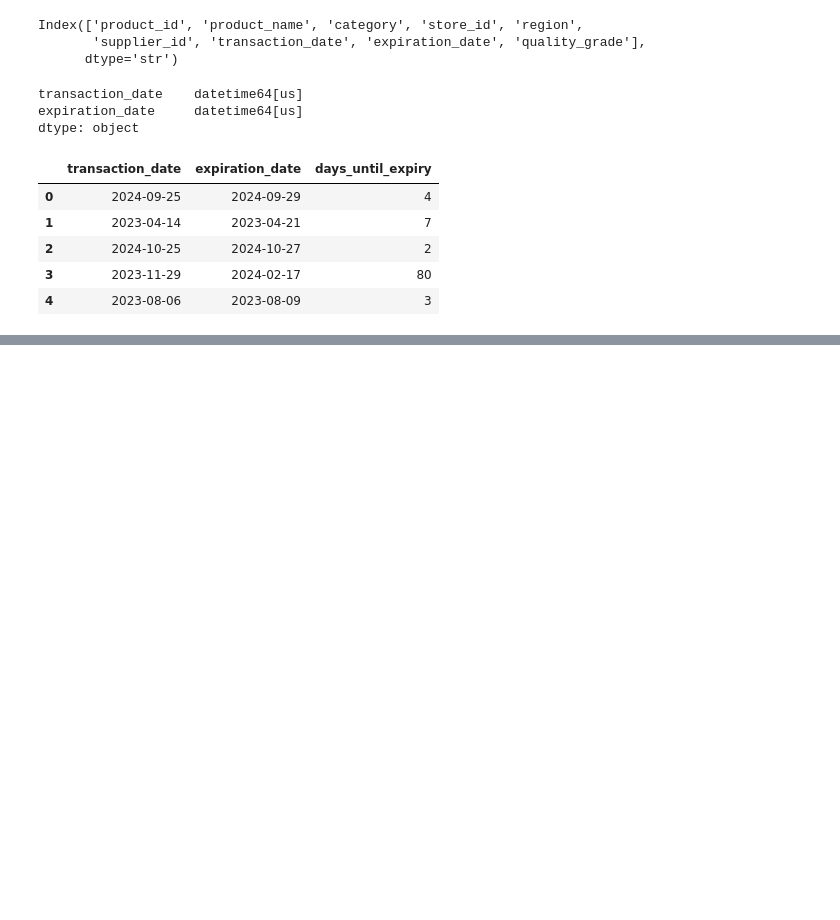
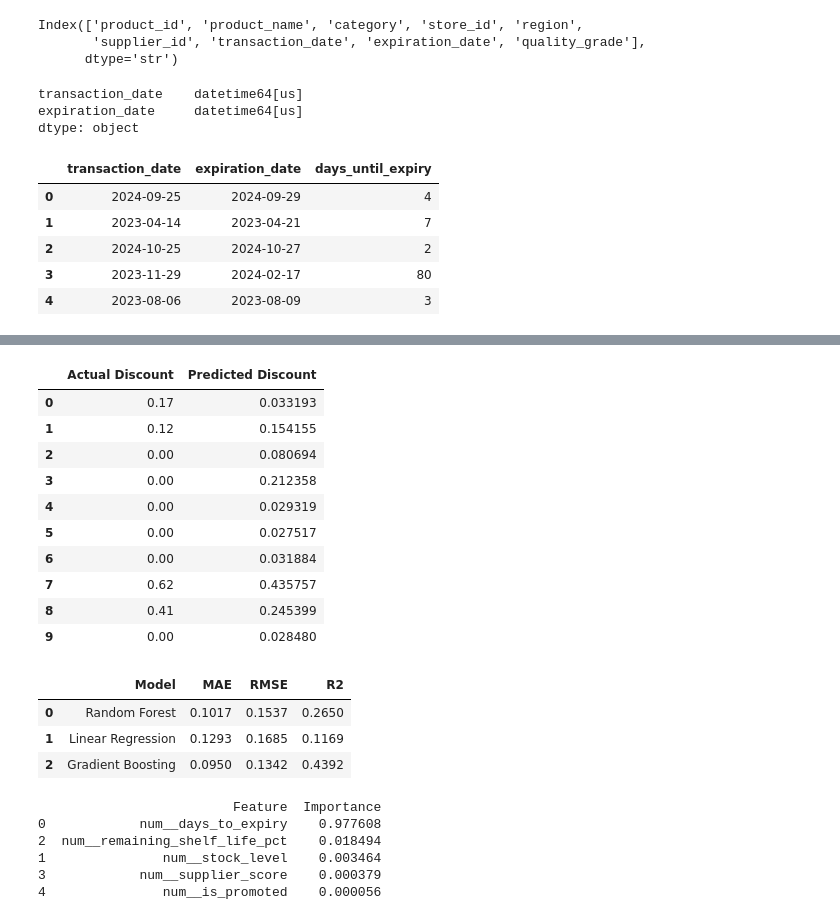
Before and after one commit to syedaayman/ShelfGuard, a Jupyter notebook: Dynamic_Pricing.ipynb, the cells around one changed output, grey strips where cells are left out. Saved outputs shown, nothing was run; the diff lists cells and outputs as text; code cells hidden in the pictures; blank space fills up the shorter version.

```diff
--- a/Dynamic_Pricing.ipynb
+++ b/Dynamic_Pricing.ipynb
@@ -380,0 +617,14 @@ df[["transaction_date", "expiration_date", "days_until_expiry"]].head()
+# %%
+gb_model = GradientBoostingRegressor(
+    n_estimators=100,
+    random_state=42
+)
+# %%
+gb_pipeline = Pipeline(
+    steps=[
+        ("preprocessing", preprocessor),
+        ("model", gb_model)
+    ]
+)
+# %%
+gb_pipeline.fit(X_train, y_train)
@@ -380,0 +640,2 @@ df[["transaction_date", "expiration_date", "days_until_expiry"]].head()
+# %%
+gb_pred = gb_pipeline.predict(X_test)
@@ -380,0 +703,60 @@ df[["transaction_date", "expiration_date", "days_until_expiry"]].head()
+# %%
+results = pd.DataFrame({
+    "Actual Discount": y_test.values,
+    "Predicted Discount": gb_pred
+})
+
+results.head(10)
+# %% [output]
+|  | Actual Discount | Predicted Discount |
+| 0 | 0.17 | 0.033193 |
+| 1 | 0.12 | 0.154155 |
+| 2 | 0.00 | 0.080694 |
+| 3 | 0.00 | 0.212358 |
+| 4 | 0.00 | 0.029319 |
+| 5 | 0.00 | 0.027517 |
+| 6 | 0.00 | 0.031884 |
+| 7 | 0.62 | 0.435757 |
+| 8 | 0.41 | 0.245399 |
+| 9 | 0.00 | 0.028480 |
+# %%
+import pandas as pd
+
+model_results = pd.DataFrame({
+    "Model": [
+        "Random Forest",
+        "Linear Regression",
+        "Gradient Boosting"
+    ],
+    "MAE": [
+        0.1017,
+        0.1293,
+        0.0950
+    ],
+    "RMSE": [
+        0.1537,
+        0.1685,
+        0.1342
+    ],
+    "R2": [
+        0.2650,
+        0.1169,
+        0.4392
+    ]
+})
+
+model_results
+# %% [output]
+|  | Model | MAE | RMSE | R2 |
+| 0 | Random Forest | 0.1017 | 0.1537 | 0.2650 |
+| 1 | Linear Regression | 0.1293 | 0.1685 | 0.1169 |
+| 2 | Gradient Boosting | 0.0950 | 0.1342 | 0.4392 |
+# %%
+print(feature_importance)
+# %% [output]
+                         Feature  Importance
+0            num__days_to_expiry    0.977608
+2  num__remaining_shelf_life_pct    0.018494
+1               num__stock_level    0.003464
+3            num__supplier_score    0.000379
+4               num__is_promoted    0.000056
```
Also changed, not shown: parts of 50 cells of this notebook, 7 other files.
